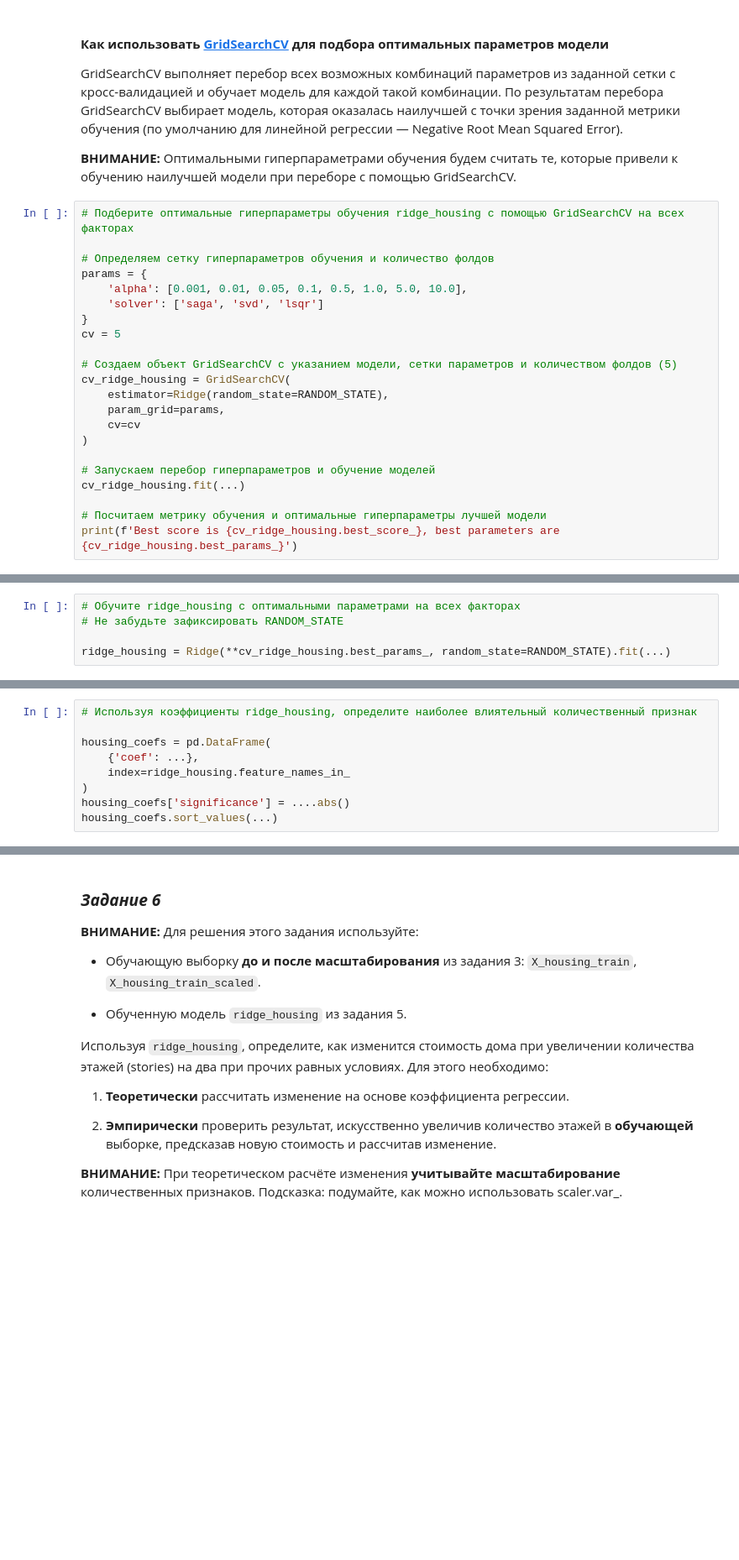
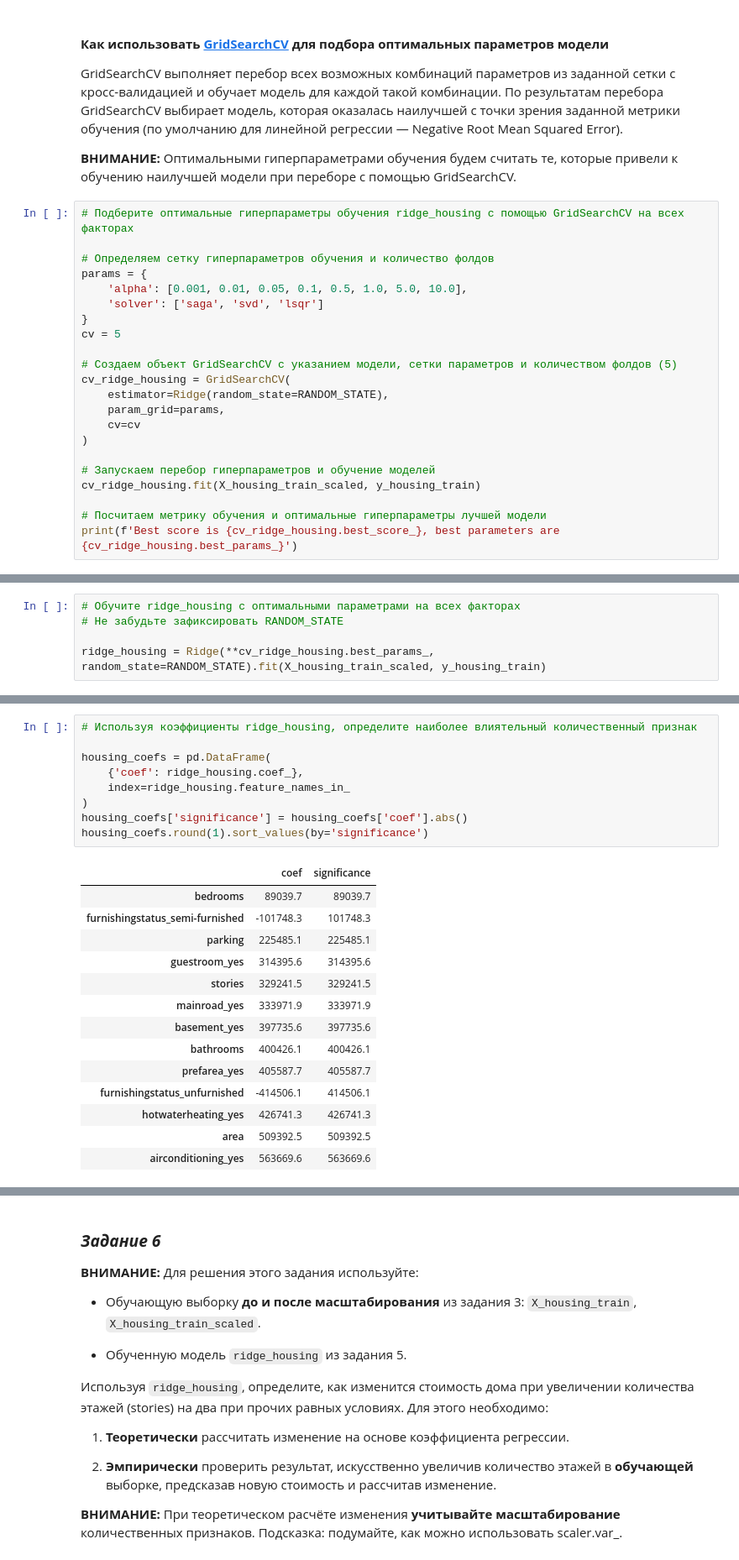
Before and after one commit to ml2me/study, a Jupyter notebook: classic_ML/1/01.Задание.ipynb, the cells around one changed output, grey strips where cells are left out. Shown at 84% size. Drawn from its saved outputs; the diff is of its cells as text; blank space fills up the shorter version.

```diff
--- a/classic_ML/1/01.Задание.ipynb
+++ b/classic_ML/1/01.Задание.ipynb
@@ -993,7 +993,7 @@ cv_ridge_housing = GridSearchCV(
 )
 
 # Запускаем перебор гиперпараметров и обучение моделей
-cv_ridge_housing.fit(...)
+cv_ridge_housing.fit(X_housing_train_scaled, y_housing_train)
 
 # Посчитаем метрику обучения и оптимальные гиперпараметры лучшей модели
 print(f'Best score is {cv_ridge_housing.best_score_}, best parameters are {cv_ridge_housing.best_params_}')
@@ -1001,4 +1003,4 @@ print(f'Best score is {cv_ridge_housing.best_score_}, best parameters are {cv_ri
 # Обучите ridge_housing с оптимальными параметрами на всех факторах
 # Не забудьте зафиксировать RANDOM_STATE
 
-ridge_housing = Ridge(**cv_ridge_housing.best_params_, random_state=RANDOM_STATE).fit(...)
+ridge_housing = Ridge(**cv_ridge_housing.best_params_, random_state=RANDOM_STATE).fit(X_housing_train_scaled, y_housing_train)
@@ -1005,12 +1014,27 @@ ridge_housing = Ridge(**cv_ridge_housing.best_params_, random_state=RANDOM_STATE
 # %%
 # Используя коэффициенты ridge_housing, определите наиболее влиятельный количественный признак
 
 housing_coefs = pd.DataFrame(
-    {'coef': ...},
+    {'coef': ridge_housing.coef_},
     index=ridge_housing.feature_names_in_
 )
-housing_coefs['significance'] = ....abs()
-housing_coefs.sort_values(...)
+housing_coefs['significance'] = housing_coefs['coef'].abs()
+housing_coefs.round(1).sort_values(by='significance')
+# %% [output]
+|  | coef | significance |
+| bedrooms | 89039.7 | 89039.7 |
+| furnishingstatus_semi-furnished | -101748.3 | 101748.3 |
+| parking | 225485.1 | 225485.1 |
+| guestroom_yes | 314395.6 | 314395.6 |
+| stories | 329241.5 | 329241.5 |
+| mainroad_yes | 333971.9 | 333971.9 |
+| basement_yes | 397735.6 | 397735.6 |
+| bathrooms | 400426.1 | 400426.1 |
+| prefarea_yes | 405587.7 | 405587.7 |
+| furnishingstatus_unfurnished | -414506.1 | 414506.1 |
+| hotwaterheating_yes | 426741.3 | 426741.3 |
+| area | 509392.5 | 509392.5 |
+| airconditioning_yes | 563669.6 | 563669.6 |
 # %%
 # Посчитайте Adj. R² для ridge_housing на тестовой выборке
 
```
Also changed, not shown: parts of 9 cells of this notebook.
